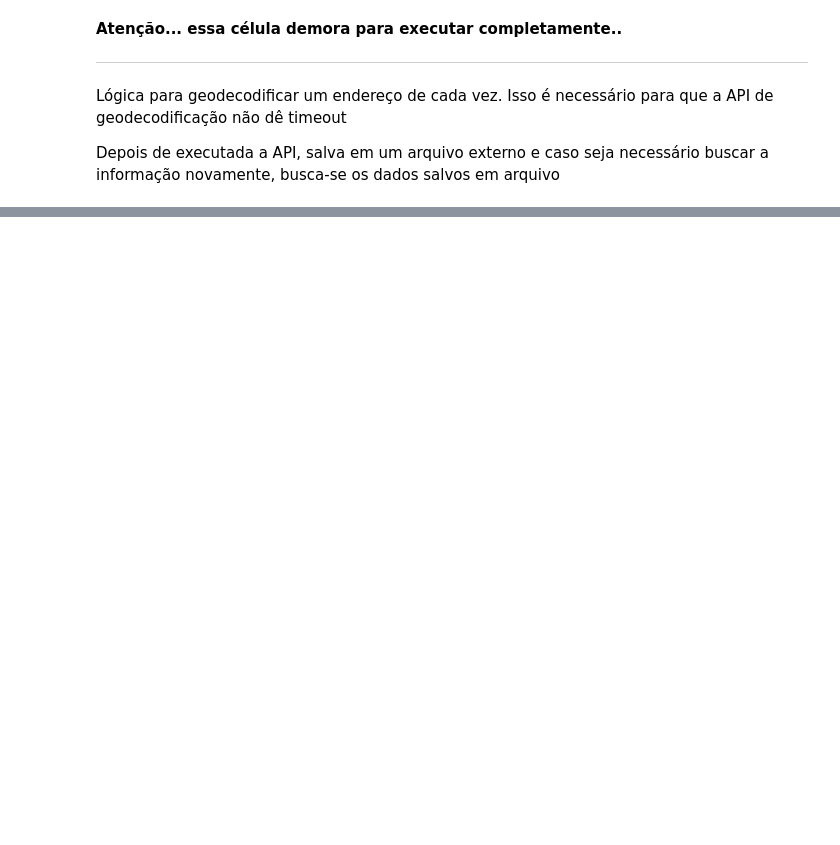
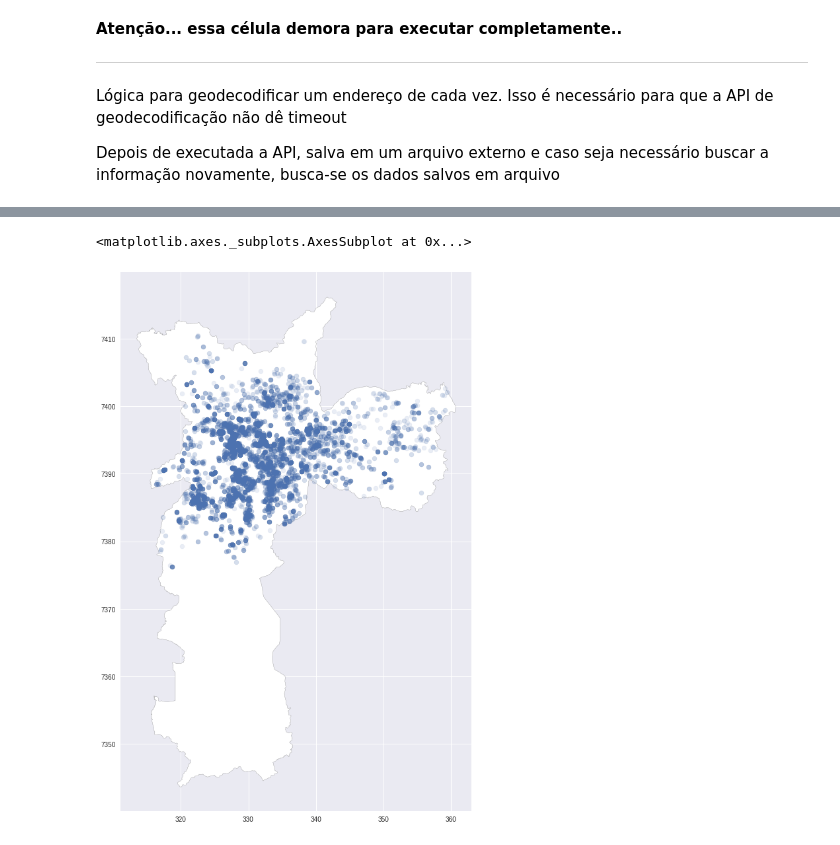
Before and after one commit to kzar1n/datascience, a Jupyter notebook: Trabalho_Precificação_de_Imóveis.ipynb, the cells around one changed output, grey strips where cells are left out. Cells and saved outputs as stored; diff of their text form; code cells hidden in the pictures; blank space fills up the shorter version.

```diff
--- a/Trabalho_Precificação_de_Imóveis.ipynb
+++ b/Trabalho_Precificação_de_Imóveis.ipynb
@@ -272,0 +323,8 @@ data.head()
+# %%
+geo_data = geo_data[geo_data['geometry'].within(sp.iloc[0].geometry)]
+# %%
+base = sp['geometry'].plot(color='white', edgecolor='grey', figsize=(30,15))
+geo_data.plot(ax=base, figsize=(30,15), alpha=0.12)
+# %% [output]
+<matplotlib.axes._subplots.AxesSubplot at 0x...>
+[figure, added]
```
Also changed, not shown: parts of 37 cells of this notebook.
